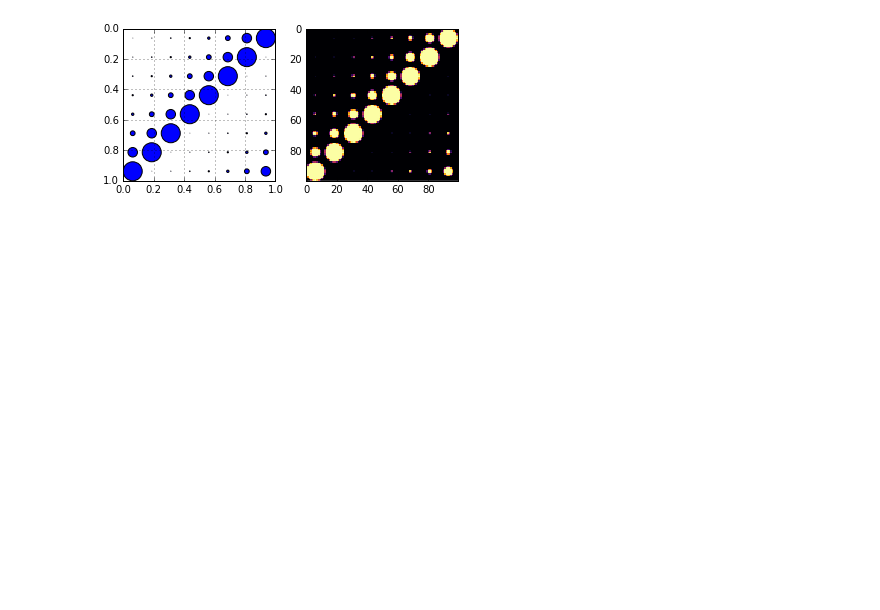
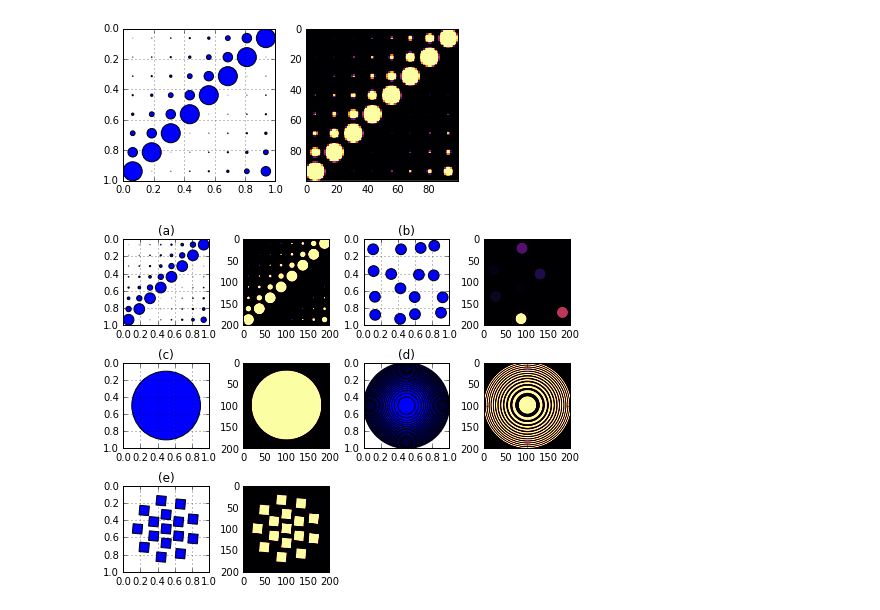
Before and after one commit to AdvancedPhotonSource/xdesign, a Jupyter notebook: docs/demos/StandardPatterns.ipynb, the cells around one changed output. Drawn from its saved outputs; the diff is of its cells as text; code cells hidden in the pictures; blank space fills up the shorter version.

Commit message:
Added Siemens Star to standard test patterns.

```diff
--- a/docs/demos/StandardPatterns.ipynb
+++ b/docs/demos/StandardPatterns.ipynb
@@ -57,0 +70,22 @@ plt.show()
+# %%
+fig = plt.figure(figsize=(8, 6), dpi=600)
+gs1 = gridspec.GridSpec(3, 4)
+gs1.update(wspace=0.4, hspace=0.4) # set the spacing between axes.
+phantoms = [l, d, u, h, p]
+letters = ['a','b','c','d','e','f','g']
+for i in range(0, len(phantoms)):
+    axis = plt.subplot(gs1[2*i], aspect=1)
+    plt.grid('on')
+    plt.gca().invert_yaxis()
+    plot_phantom(phantoms[i], axis=axis)
+    plt.title('('+ letters[i] +')')
+    plt.subplot(gs1[2*i+1], aspect=1)
+    plt.imshow(discrete_phantom(phantoms[i], 200), cmap='inferno')
+
+plt.savefig('standard_patterns.png', dpi='figure',
+        orientation='landscape', papertype=None, format=None,
+        transparent=True, bbox_inches='tight', pad_inches=0.0,
+        frameon=False)
+plt.show()
+# %% [output]
+[figure, added]
```
Also changed, not shown: parts of 3 cells of this notebook, 2 other files.
